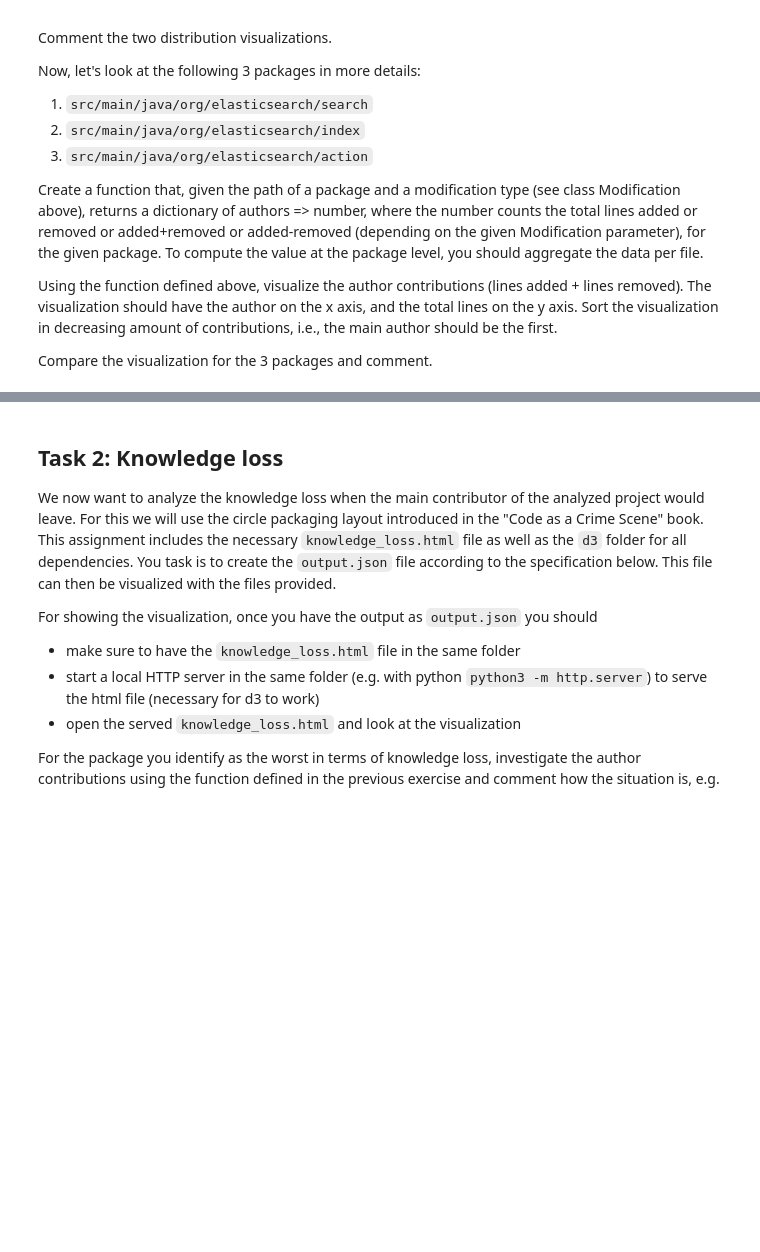
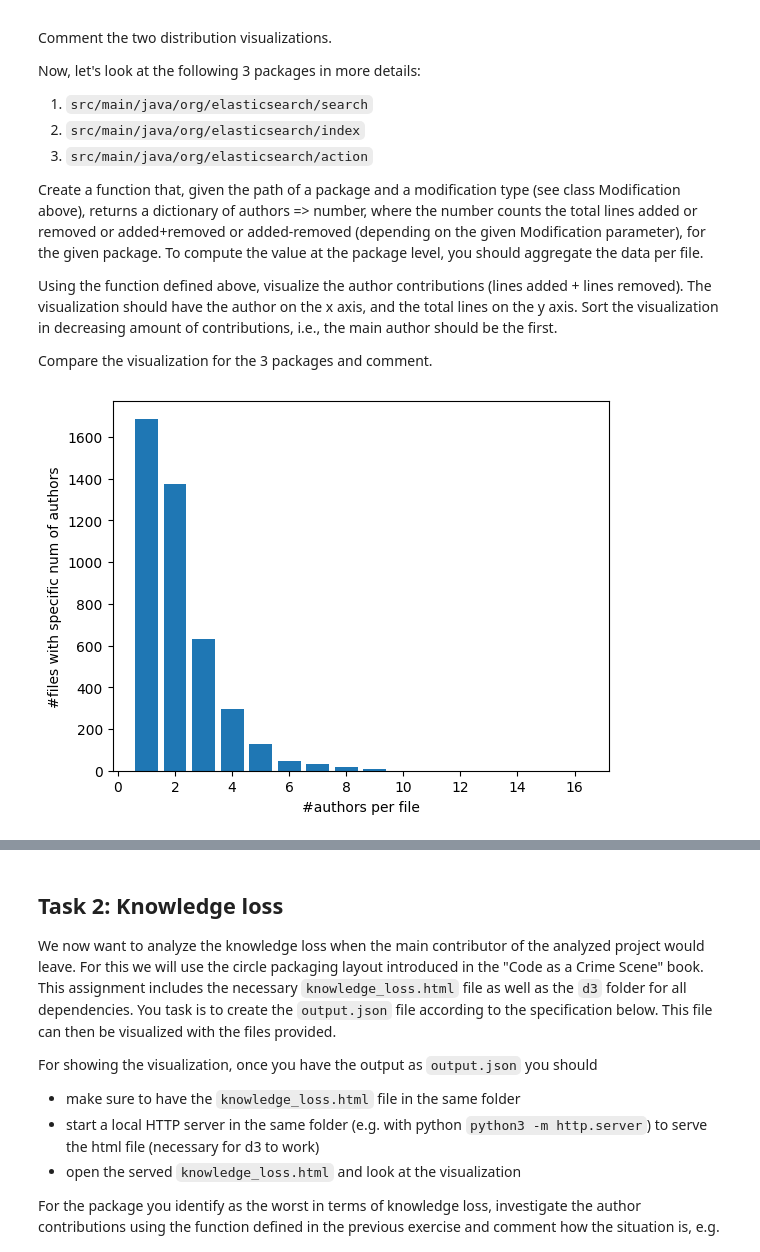
Before and after one commit to dominic-tobler/fss-group-dorech-FSS_SE_Sheet_1, a Jupyter notebook: FSS-SEII-Assignment-2025.ipynb, the cells around one changed output, grey strips where cells are left out. Saved outputs shown, nothing was run; the diff lists cells and outputs as text; code cells hidden in the pictures; blank space fills up the shorter version.

```diff
--- a/FSS-SEII-Assignment-2025.ipynb
+++ b/FSS-SEII-Assignment-2025.ipynb
@@ -58,3 +68,45 @@ Create a function that, given the path of a package and a modification type (see
 Using the function defined above, visualize the author contributions (lines added + lines removed). The visualization should have the author on the x axis, and the total lines on the y axis. Sort the visualization in decreasing amount of contributions, i.e., the main author should be the first.
 
 Compare the visualization for the 3 packages and comment.
+# %%
+from collections import defaultdict
+from tqdm import tqdm
+
+progress = tqdm(unit="commit", total=total_number_of_commits)
+
+authorToModifiedFiles = defaultdict(list)
+fileToAuthors = defaultdict(list)
+errors = 0
+
+for commit in elastic_search_repo.traverse_commits():
+    try:
+        commitAuthor = commit.author.name
+        files = commit.modified_files
+        for file in files:
+            fileName = file.filename
+            authorToModifiedFiles[commitAuthor].append(fileName)
+            fileToAuthors[fileName].append(commitAuthor)
+    except ValueError:
+        errors += 1
+    finally:
+        progress.update(1)
+# %%
+authorToModifiedFilesNum = defaultdict(int)
+fileToAuthorsNum = defaultdict(int)
+
+for author, files in authorToModifiedFiles.items():
+    authorToModifiedFilesNum[author] = len(set(files))
+
+for file, authors in fileToAuthors.items():
+    fileToAuthorsNum[file] = len(set(authors))
+# %%
+# Visualization
+y_counts = np.bincount(list(fileToAuthorsNum.values()))
+x_counts = np.arange(len(y_counts))
+
+plt.bar(x_counts[1:], y_counts[1:])       # make plot start at 1
+plt.xlabel("#authors per file")
+plt.ylabel("#files with specific num of authors")
+plt.show()
+# %% [output]
+[figure, added]
```
Also changed, not shown: parts of 10 cells of this notebook, 3 other files.
